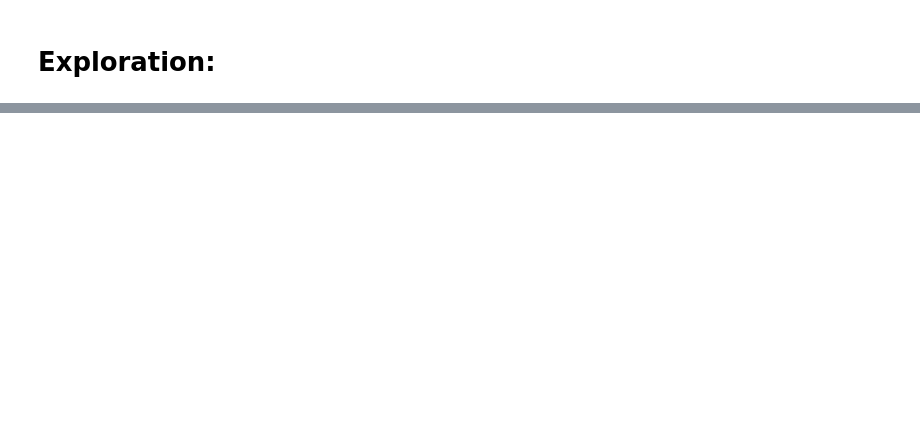
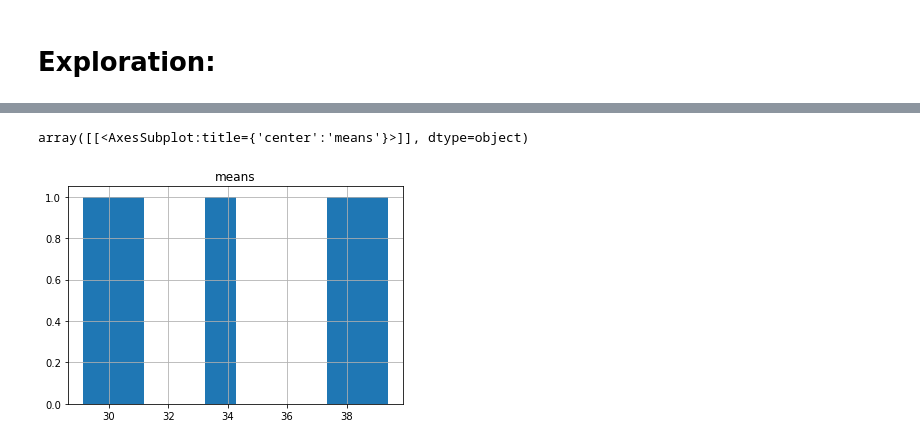
Before and after one commit to greg-maggard/big_5_project, a Jupyter notebook: big_5_analysis.ipynb, the cells around one changed output, grey strips where cells are left out. Saved outputs shown, nothing was run; the diff lists cells and outputs as text; code cells hidden in the pictures; blank space fills up the shorter version.

```diff
--- a/big_5_analysis.ipynb
+++ b/big_5_analysis.ipynb
@@ -105,0 +291,34 @@ test observations:  11334960
+# %%
+#Graphing Mean Score of Each Category:
+
+mean_extroversion = 0
+for i in extroversion.keys():
+    mean_extroversion += train[i].mean()
+
+mean_neuroticism = 0
+for i in neuroticism.keys():
+    mean_neuroticism += train[i].mean()
+
+mean_agreeableness = 0
+for i in agreeableness.keys():
+    mean_agreeableness += train[i].mean()
+
+mean_conscientiousness = 0
+for i in conscientiousness.keys():
+    mean_conscientiousness += train[i].mean()
+
+mean_openness = 0
+for i in openness.keys():
+    mean_openness += train[i].mean()
+# %%
+metric_names = ['extroversion', 'neuroticism', 'agreeableness', 'conscientiousness', 'openness']
+metric_means = [mean_extroversion, mean_neuroticism, mean_agreeableness, mean_conscientiousness, mean_openness]
+# %%
+metric_means_df['metric_names'] = pd.DataFrame(metric_names)
+# %%
+metric_means_df['means'] = metric_means
+# %%
+metric_means_df.hist()
+# %% [output]
+array([[<AxesSubplot:title={'center':'means'}>]], dtype=object)
+[figure, added]
```
Also changed, not shown: parts of 27 cells of this notebook, 1 other file.
